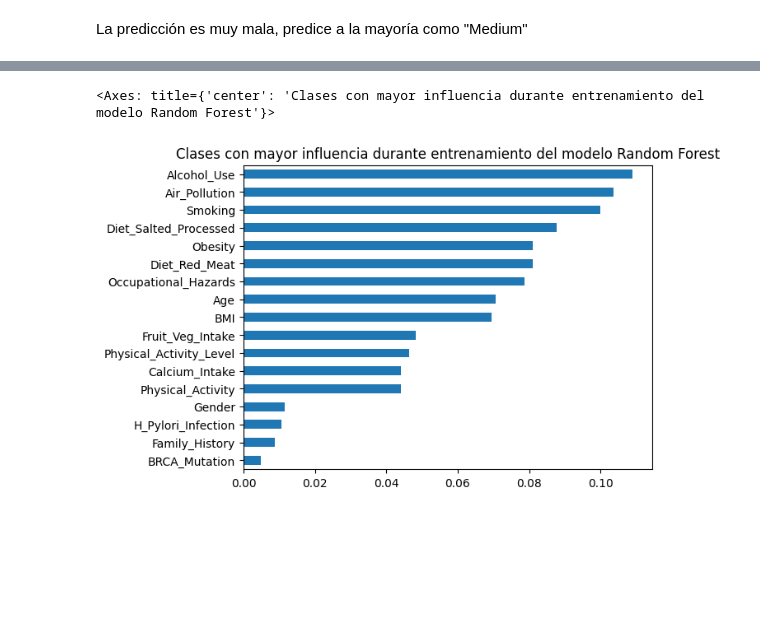
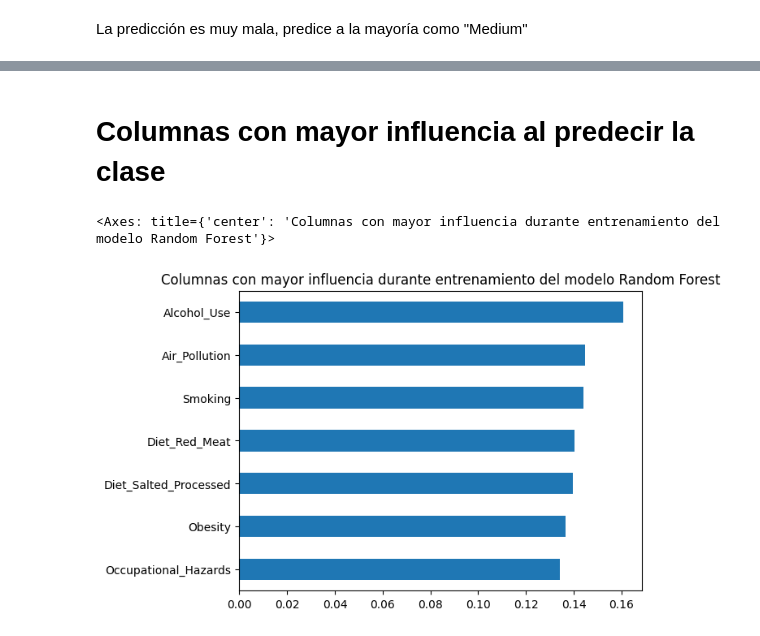
Before and after one commit to Amolihua/ML3037-GRUPO4-ALDIMI, a Jupyter notebook: test_dataset_risk.ipynb, the cells around one changed output, grey strips where cells are left out. Cells and saved outputs as stored; diff of their text form; code cells hidden in the pictures; blank space fills up the shorter version.

Commit message:
Random forest con mayor peso a la clase minoría

```diff
--- a/test_dataset_risk.ipynb
+++ b/test_dataset_risk.ipynb
@@ -84,7 +64,7 @@ sns.heatmap(df.select_dtypes(["int64", "float64"]).corr())
 # %% [markdown]
 # Entrenamiento del modelo
 # %%
-X = df.drop(["Risk_Level", "Overall_Risk_Score"], axis=1).select_dtypes(["int64", "float64"])
+X = df[["Air_Pollution", "Smoking", "Alcohol_Use", "Occupational_Hazards", "Diet_Salted_Processed", "Obesity", "Diet_Red_Meat"]]
 Y = df.Risk_Level
 
 X_train, X_test, Y_train, Y_test = train_test_split(X, Y, test_size=0.2, random_state=42)
@@ -134,0 +160,9 @@ array(['Medium', 'Medium', 'Medium', 'Medium', 'Medium', 'Medium',
+# %%
+X = df[["Air_Pollution", "Smoking", "Alcohol_Use", "Occupational_Hazards", "Diet_Salted_Processed", "Obesity", "Diet_Red_Meat"]]
+Y = df.Risk_Level
+
+X_train, X_test, Y_train, Y_test = train_test_split(X, Y, test_size=0.2, random_state=42)
+
+smote = SMOTE(sampling_strategy='minority', random_state=42)
+X_train_high, Y_train_high = smote.fit_resample(X_train, Y_train)
+X_train_sm, Y_train_sm = smote.fit_resample(X_train_high, Y_train_high)
@@ -135,10 +263,12 @@ array(['Medium', 'Medium', 'Medium', 'Medium', 'Medium', 'Medium',
+# %% [markdown]
+# Columnas con mayor influencia al predecir la clase
 # %%
 br = pd.Series(rf.feature_importances_, index=X.columns).sort_values(ascending=True)
-plt.title("Clases con mayor influencia durante entrenamiento del modelo Random Forest")
+plt.title("Columnas con mayor influencia durante entrenamiento del modelo Random Forest")
 br.plot.barh()
 # %% [output]
-<Axes: title={'center': 'Clases con mayor influencia durante entrenamiento del modelo Random Forest'}>
+<Axes: title={'center': 'Columnas con mayor influencia durante entrenamiento del modelo Random Forest'}>
-[figure, old version]
+[figure, new version]
 # %%
 from sklearn.metrics import confusion_matrix
 # %%
```
Also changed, not shown: parts of 33 cells of this notebook.
